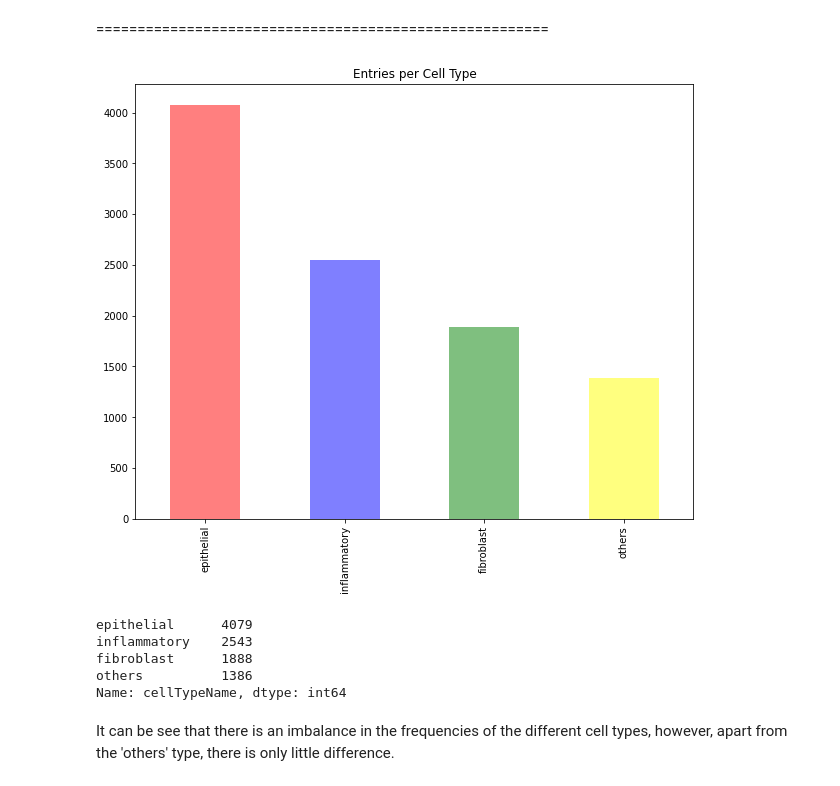
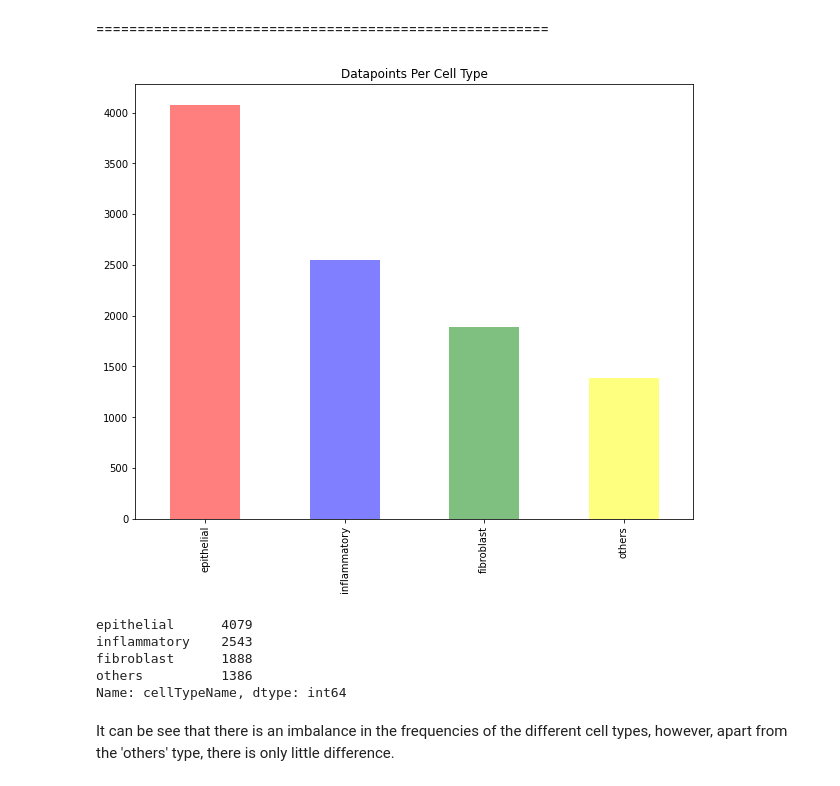
Before and after one commit to Transhumanistx/CML_ColonCancer, a Jupyter notebook: colon_cancer_classification_s3797901_s3717205_.ipynb, the cells around one changed output. Saved outputs shown, nothing was run; the diff lists cells and outputs as text; code cells hidden in the pictures.

```diff
--- a/colon_cancer_classification_s3797901_s3717205_.ipynb
+++ b/colon_cancer_classification_s3797901_s3717205_.ipynb
@@ -108,17 +104,17 @@ In saying this, a possible solution to this would be to perform splits while ens
 # %% [markdown]
 =======================================================
 # %%
-# Plot the number of entries within the data set per cell type
+# Plot the number of datapoints by cell type
 plt.figure(figsize=(10,8))
 data['cellTypeName'].value_counts().plot(kind='bar', rot=0, color=['red', 'blue', 'green', 'yellow'], alpha=0.5)
-plt.title("Entries per Cell Type")
+plt.title("Datapoints Per Cell Type")
 plt.xticks(rotation='vertical')
 
 plt.show()
 
 print(data['cellTypeName'].value_counts())
 # %% [output]
-[figure, old version]
+[figure, new version]
 epithelial      4079
 inflammatory    2543
 fibroblast      1888
```
Also changed, not shown: parts of 98 cells of this notebook.
